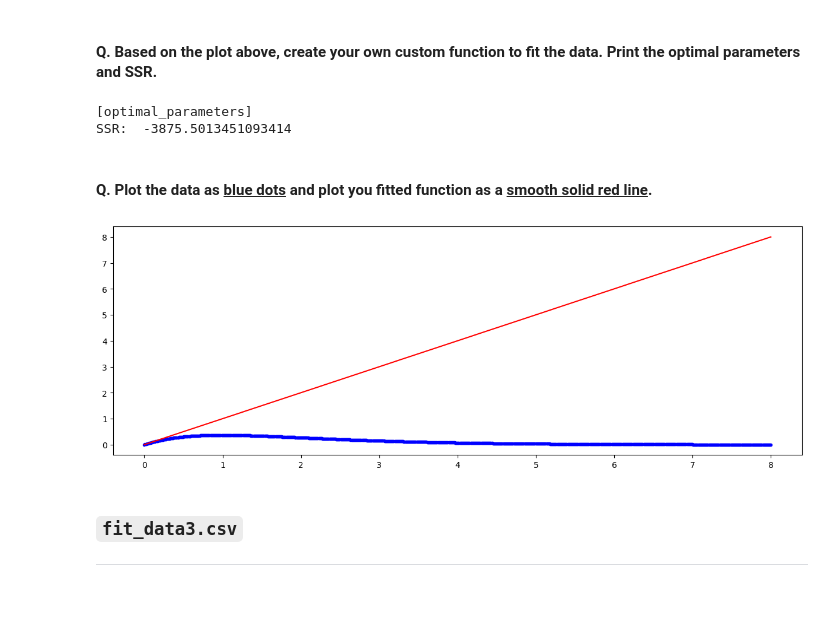
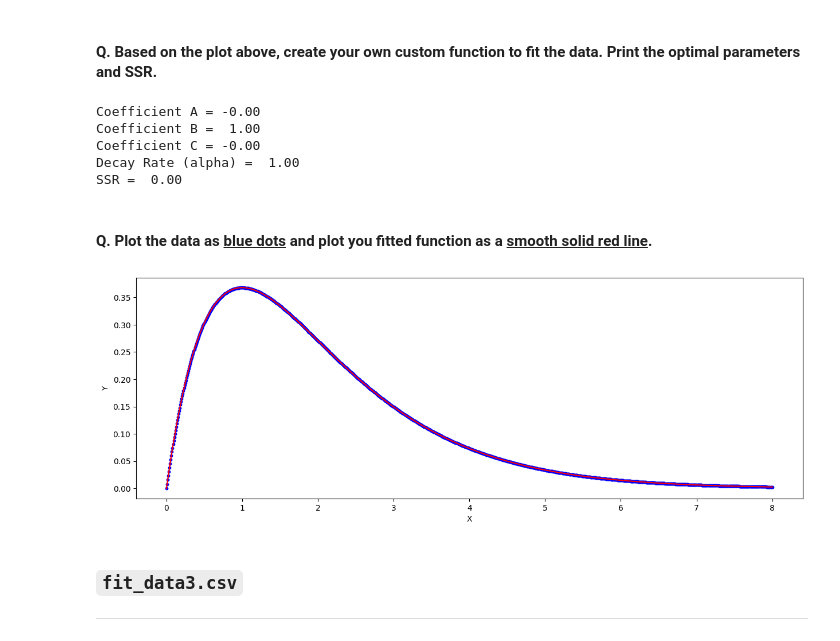
Before and after one commit to samsamotan/Quiz-1, a Jupyter notebook: Take Home Quiz 1 - Curve Fitting.ipynb, the cells around one changed output. Cells and saved outputs as stored; diff of their text form; code cells hidden in the pictures; blank space fills up the shorter version.

```diff
--- a/Take Home Quiz 1 - Curve Fitting.ipynb
+++ b/Take Home Quiz 1 - Curve Fitting.ipynb
@@ -234,26 +275,37 @@ plt.show()
 [figure]
 # %% [markdown]
 #### Q. Based on the plot above, create your own custom function to fit the data. Print the optimal parameters and SSR.
-# %%
-def fit2(x):
-    return x # place function here
-
-print('[optimal_parameters]')
-
-SSR = np.sum((y-fit2(x))**1)
-
-print('SSR: ', SSR)
-# %% [output]
-[optimal_parameters]
-SSR:  -3875.5013451093414
+# %%
+"""Quadratic + Exponential"""
+def fit2(x, a, b, c, decay_rate):
+    return (a * x ** 2 + b * x + c) * np.exp(-decay_rate * x)
+
+popt, pcov = curve_fit(fit2, x, y)
+
+SSR = np.sum((y - fit2(x, *popt))**2)
+
+
+print(f"Coefficient A = {popt[0]: .2f}")
+print(f"Coefficient B = {popt[1]: .2f}")
+print(f"Coefficient C = {popt[2]: .2f}")
+print(f"Decay Rate (alpha) = {popt[3]: .2f}")
+print(f"SSR = {SSR: .2f}")
+# %% [output]
+Coefficient A = -0.00
+Coefficient B =  1.00
+Coefficient C = -0.00
+Decay Rate (alpha) =  1.00
+SSR =  0.00
 # %% [markdown]
 #### Q. Plot the data as <u><b>blue dots</u></b> and plot you fitted function as a <b><u>smooth solid red line</u></b>.
 # %%
-plt.plot(x, y, 'b.')
-plt.plot(x, fit2(x), 'r-')
+plt.scatter(x, y, color = 'blue', s = 10, marker = 'o')
+plt.plot(x, fit2(x, *popt), color = 'red')
+plt.xlabel('X')
+plt.ylabel('Y')
 plt.show()
 # %% [output]
-[figure, old version]
+[figure, new version]
 # %% [markdown]
 ### `fit_data3.csv`
 
```
Also changed, not shown: parts of 5 cells of this notebook.
